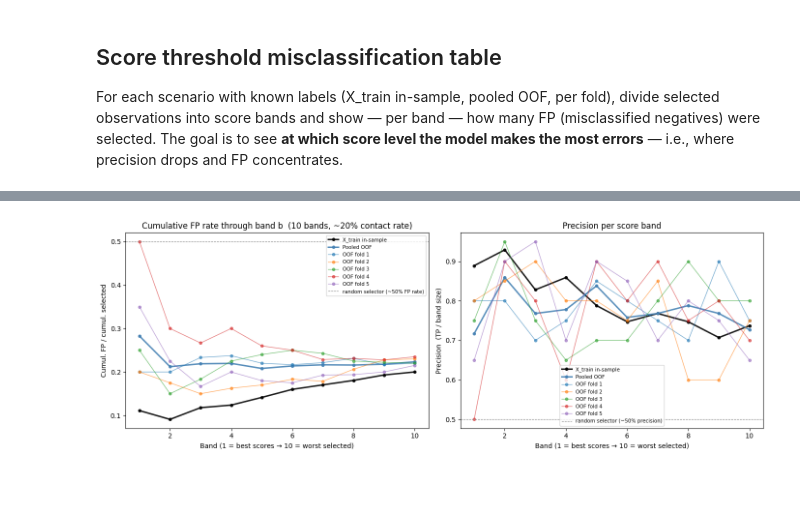
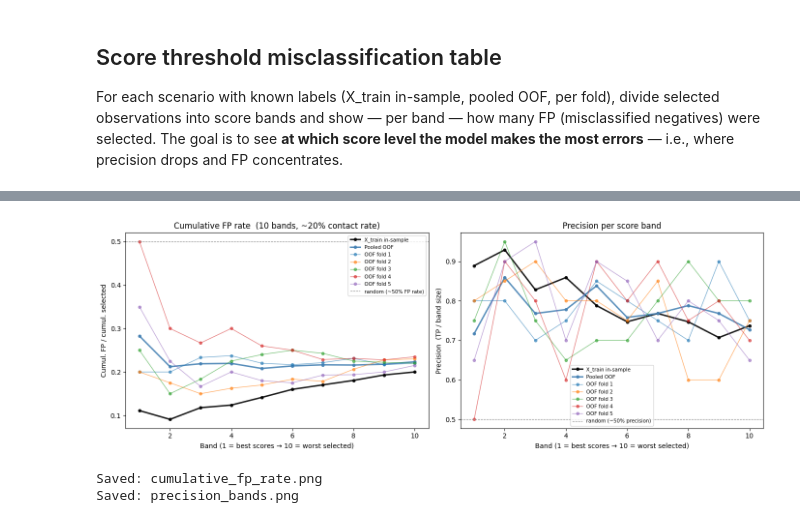
Before and after one commit to Pawlo77/cost-effective, a Jupyter notebook: notebooks/alternative_approach/score_comparison_oof_vs_test.ipynb, the cells around one changed output, grey strips where cells are left out. Cells and saved outputs as stored; diff of their text form; code cells hidden in the pictures; blank space fills up the shorter version.

Commit message:
docs: report and presentation

```diff
--- a/notebooks/alternative_approach/score_comparison_oof_vs_test.ipynb
+++ b/notebooks/alternative_approach/score_comparison_oof_vs_test.ipynb
@@ -426,6 +444,4 @@ band rank_range
 # %%
-fig, axes = plt.subplots(1, 2, figsize=(14, 5))
-
 scenarios_to_plot = ["X_train in-sample", "Pooled OOF"] + [
     f"OOF fold {f}" for f in sorted(oof_config["outer_fold"].unique())
 ]
@@ -433,13 +449,14 @@ plot_colors = {"X_train in-sample": "black", "Pooled OOF": "steelblue"}
 for i, f in enumerate(sorted(oof_config["outer_fold"].unique())):
     plot_colors[f"OOF fold {f}"] = fold_colors[i]
 
+# ── interactive 2-panel preview ───────────────────────────────────────────────
+fig, axes = plt.subplots(1, 2, figsize=(14, 5))
+
 for scenario in scenarios_to_plot:
     sub = all_tables[all_tables["scenario"] == scenario].sort_values("band")
     lw = 2.2 if scenario in ("X_train in-sample", "Pooled OOF") else 1.0
     alpha = 0.9 if scenario in ("X_train in-sample", "Pooled OOF") else 0.6
 
-    # left: cumulative FP rate up through each band
-    # = total FP in bands 1..b / total obs in bands 1..b
     cum_fp = sub["fp"].cumsum()
     cum_n = sub["n"].cumsum()
     cum_fp_rate = cum_fp / cum_n
@@ -450,41 +467,86 @@ for scenario in scenarios_to_plot:
         marker="o",
         markersize=4,
         label=scenario,
         color=plot_colors[scenario],
         linewidth=lw,
         alpha=alpha,
     )
-
-    # right: precision per band  (= 1 - local FP rate)
     axes[1].plot(
         sub["band"],
         sub["precision"],
         marker="o",
         markersize=4,
         label=scenario,
         color=plot_colors[scenario],
         linewidth=lw,
         alpha=alpha,
     )
 
-# random baseline: ~50% negative rate in population
-axes[0].axhline(
-    0.5, color="gray", linestyle="--", linewidth=0.8, label="random selector (~50% FP rate)"
-)
-axes[0].set_title(f"Cumulative FP rate through band b  ({N_BINS} bands, ~20% contact rate)")
+axes[0].axhline(0.5, color="gray", linestyle="--", linewidth=0.8, label="random (~50% FP rate)")
+axes[0].set_title(f"Cumulative FP rate  ({N_BINS} bands, ~20% contact rate)")
 axes[0].set_xlabel("Band (1 = best scores → 10 = worst selected)")
 axes[0].set_ylabel("Cumul. FP / cumul. selected")
 axes[0].legend(fontsize=7.5)
 
-axes[1].axhline(
-    0.5, color="gray", linestyle="--", linewidth=0.8, label="random selector (~50% precision)"
-)
+axes[1].axhline(0.5, color="gray", linestyle="--", linewidth=0.8, label="random (~50% precision)")
 axes[1].set_title("Precision per score band")
 axes[1].set_xlabel("Band (1 = best scores → 10 = worst selected)")
 axes[1].set_ylabel("Precision  (TP / band size)")
 axes[1].legend(fontsize=7.5)
 
 plt.tight_layout()
 plt.show()
+
+
+# ── standalone report figures — larger fonts, thicker lines ───────────────────
+def _report_fig(ylabel, title, y_key_fn, save_name):
+    fig_r, ax_r = plt.subplots(figsize=(8, 5))
+    for scenario in scenarios_to_plot:
+        sub = all_tables[all_tables["scenario"] == scenario].sort_values("band")
+        lw = 2.5 if scenario in ("X_train in-sample", "Pooled OOF") else 1.5
+        alpha = 0.9 if scenario in ("X_train in-sample", "Pooled OOF") else 0.75
+        ax_r.plot(
+            sub["band"],
+            y_key_fn(sub),
+            marker="o",
+            markersize=6,
+            label=scenario,
+            color=plot_colors[scenario],
+            linewidth=lw,
+            alpha=alpha,
+        )
+    ax_r.axhline(0.5, color="gray", linestyle="--", linewidth=1.2, label="random baseline")
+    ax_r.set_title(title, fontsize=13)
+    ax_r.set_xlabel("Band (1 = best scores → 10 = worst selected)", fontsize=11)
+    ax_r.set_ylabel(ylabel, fontsize=11)
+    ax_r.tick_params(labelsize=10)
+    ax_r.legend(fontsize=10)
+    fig_r.tight_layout()
+    out_path = root / "report/figures" / save_name
+    fig_r.savefig(out_path, dpi=150, bbox_inches="tight")
+    plt.close(fig_r)
+    print(f"Saved: {save_name}")
+
+
+def _cum_fp_rate(sub):
+    cum_fp = sub["fp"].cumsum()
+    cum_n = sub["n"].cumsum()
+    return cum_fp / cum_n
+
+
+_report_fig(
+    ylabel="Cumul. FP / cumul. selected",
+    title=f"Cumulative FP rate through band  ({N_BINS} bands, ~20% contact rate)",
+    y_key_fn=_cum_fp_rate,
+    save_name="cumulative_fp_rate.png",
+)
+_report_fig(
+    ylabel="Precision  (TP / band size)",
+    title="Precision per score band",
+    y_key_fn=lambda sub: sub["precision"],
+    save_name="precision_bands.png",
+)
 # %% [output]
-[figure, old version]
+[figure, new version]
+Saved: cumulative_fp_rate.png
+Saved: precision_bands.png
```
Also changed, not shown: parts of 5 cells of this notebook, 44 other files.
